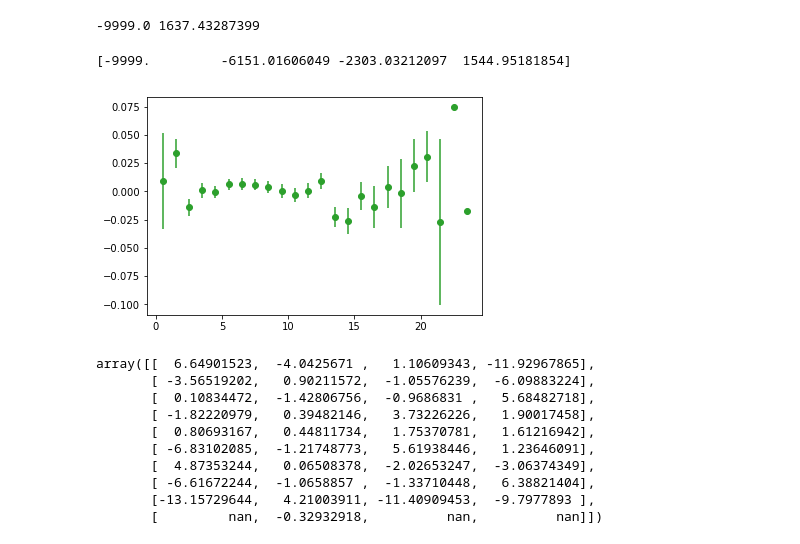
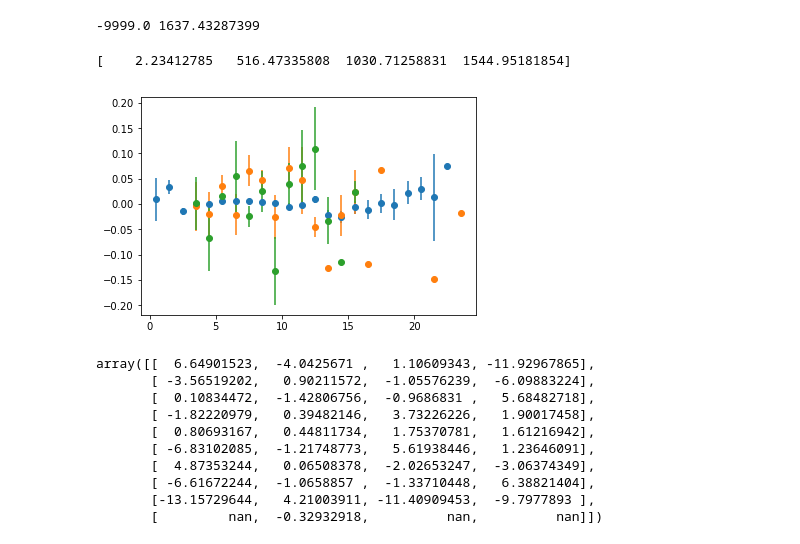
Before and after one commit to LSSTDESC/hackdeblend, a Jupyter notebook: skeleton.ipynb, the cells around one changed output. Drawn from its saved outputs; the diff is of its cells as text; code cells hidden in the pictures.

```diff
--- a/skeleton.ipynb
+++ b/skeleton.ipynb
@@ -464,11 +464,12 @@ def gen_plot(x, y, bin_by, num_bins):
 print(np.min(data['mcal_s2n_r'][indices]),np.max(data['mcal_s2n_r'][indices]))
 # %% [output]
 -9999.0 1637.43287399
-# %%
-gen_plot(distance[cut], shear_bias[:,0][cut], data['mcal_s2n_r'][indices][cut], 3)
-# %% [output]
-[-9999.         -6151.01606049 -2303.03212097  1544.95181854]
-[figure, removed]
+# %%
+cut2 = np.logical_and(data['mcal_s2n_r'][indices]>0,cut)
+gen_plot(distance[cut2], shear_bias[:,0][cut2], data['mcal_s2n_r'][indices][cut2], 3)
+# %% [output]
+[    2.23412785   516.47335808  1030.71258831  1544.95181854]
+[figure, added]
 # %%
 #3 bins in shear, after selecting in snr and distance
 bin_over = [distance[cut] , data['mcal_s2n_r'][cut]]
```
